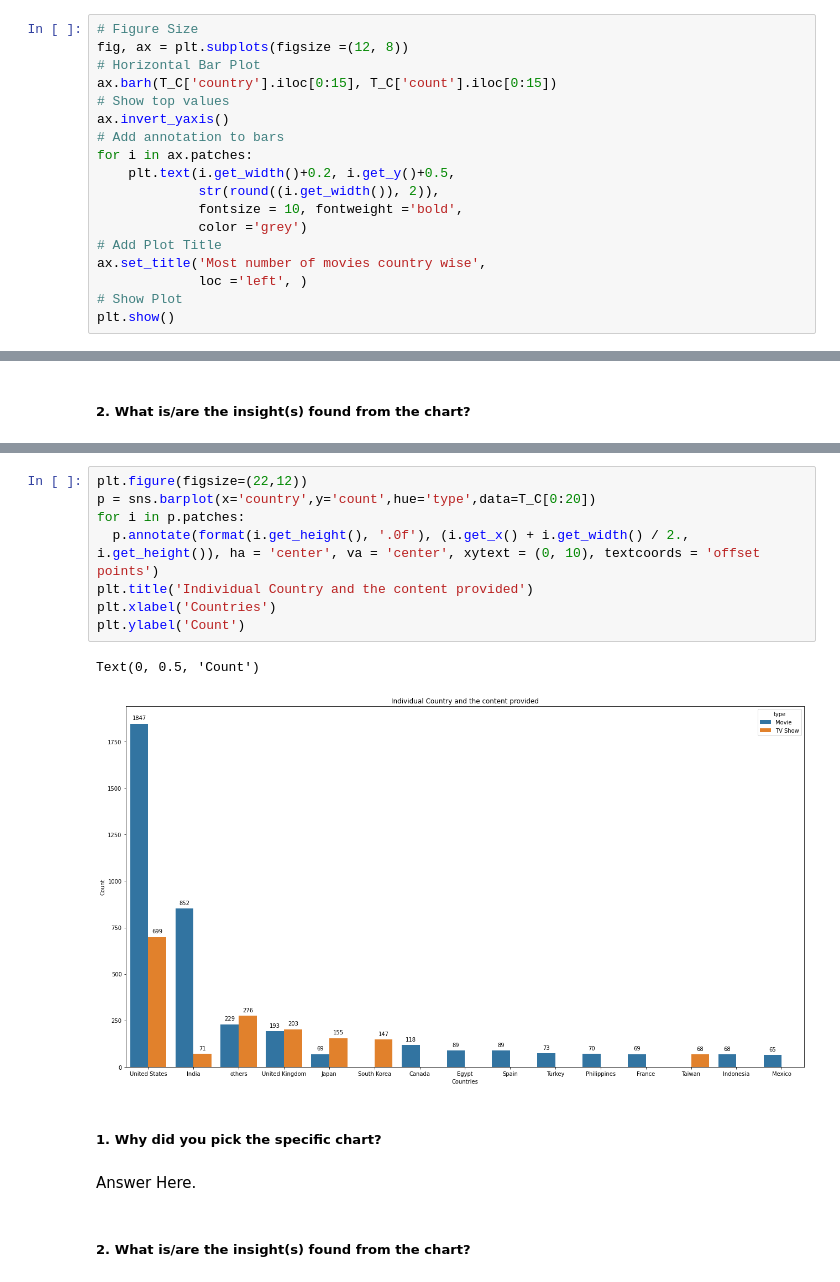
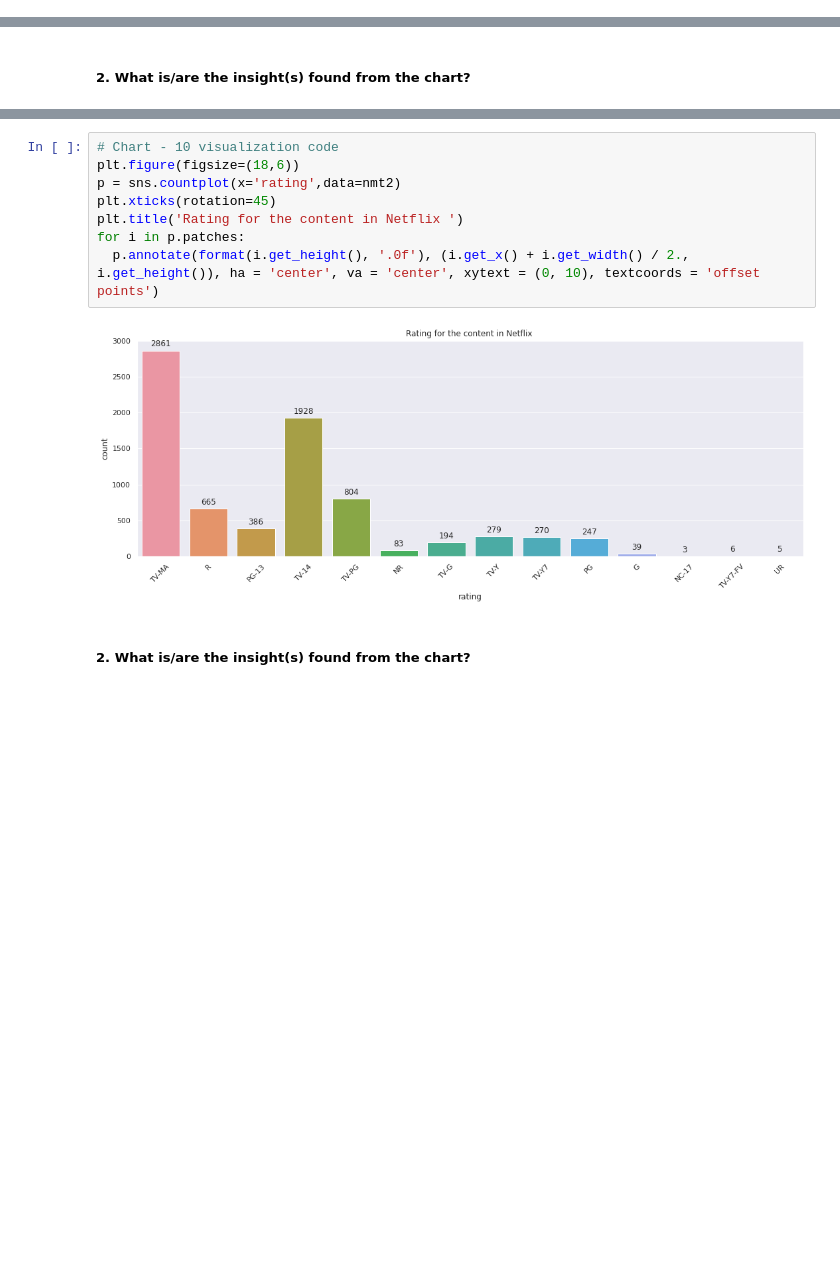
Before and after one commit to Imrgit93/UNS_Netflix-Movies-and-TV-Show-Clustering, a Jupyter notebook: UNS_Netflix_Movies_and_TV_Show_Clustering.ipynb, the cells around one changed output, grey strips where cells are left out. Drawn from its saved outputs; the diff is of its cells as text; blank space fills up the shorter version.

```diff
--- a/UNS_Netflix_Movies_and_TV_Show_Clustering.ipynb
+++ b/UNS_Netflix_Movies_and_TV_Show_Clustering.ipynb
@@ -607,18 +618,0 @@ T_C
-# %%
-# Figure Size
-fig, ax = plt.subplots(figsize =(12, 8))
-# Horizontal Bar Plot
-ax.barh(T_C['country'].iloc[0:15], T_C['count'].iloc[0:15])
-# Show top values
-ax.invert_yaxis()
-# Add annotation to bars
-for i in ax.patches:
-    plt.text(i.get_width()+0.2, i.get_y()+0.5,
-             str(round((i.get_width()), 2)),
-             fontsize = 10, fontweight ='bold',
-             color ='grey')
-# Add Plot Title
-ax.set_title('Most number of movies country wise',
-             loc ='left', )
-# Show Plot
-plt.show()
@@ -836,17 +827,12 @@ T_C
 # %%
-plt.figure(figsize=(22,12))
-p = sns.barplot(x='country',y='count',hue='type',data=T_C[0:20])
+# Chart - 10 visualization code
+plt.figure(figsize=(18,6))
+p = sns.countplot(x='rating',data=nmt2)
+plt.xticks(rotation=45)
+plt.title('Rating for the content in Netflix ')
 for i in p.patches:
   p.annotate(format(i.get_height(), '.0f'), (i.get_x() + i.get_width() / 2., i.get_height()), ha = 'center', va = 'center', xytext = (0, 10), textcoords = 'offset points')
-plt.title('Individual Country and the content provided')
-plt.xlabel('Countries')
-plt.ylabel('Count')
 # %% [output]
-Text(0, 0.5, 'Count')
-[figure, old version]
+[figure, new version]
-# %% [markdown]
-##### 1. Why did you pick the specific chart?
-# %% [markdown]
-Answer Here.
 # %% [markdown]
 ##### 2. What is/are the insight(s) found from the chart?
```
Also changed, not shown: parts of 65 cells of this notebook.
